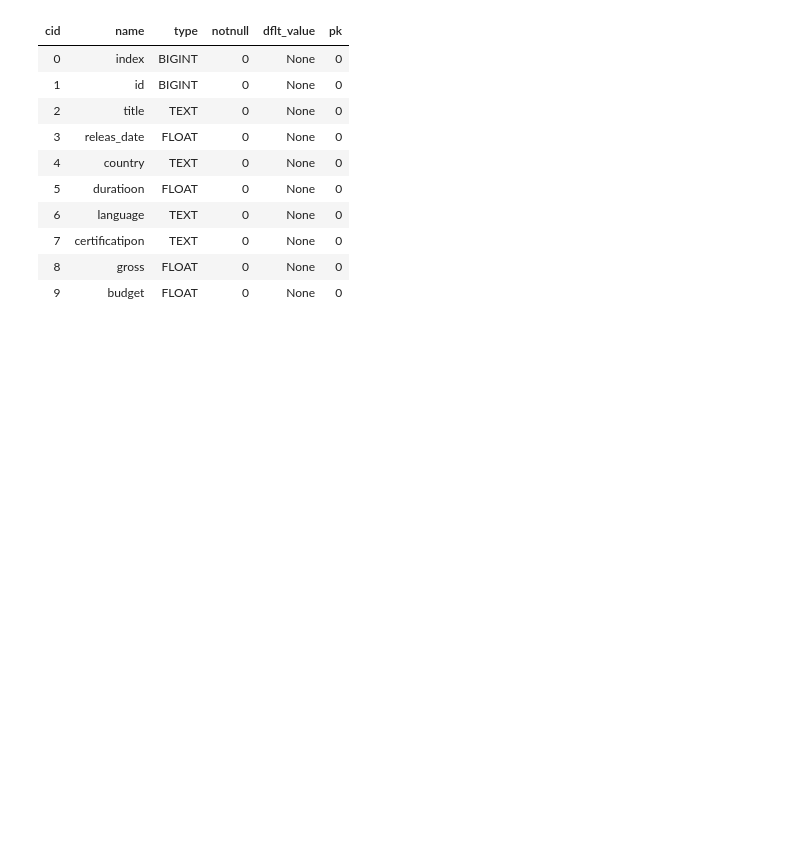
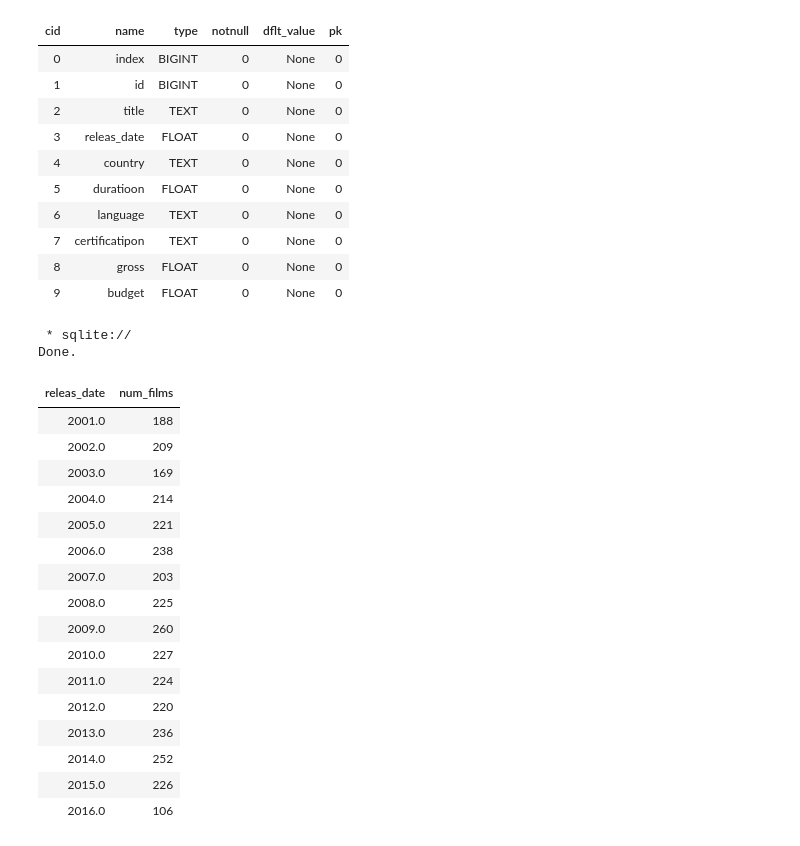
Before and after one commit to UznetDev/Data-science-home-work, a Jupyter notebook: 20_Avg_2024.ipynb, the cells around one changed output. Drawn from its saved outputs; the diff is of its cells as text; code cells hidden in the pictures; blank space fills up the shorter version.

```diff
--- a/20_Avg_2024.ipynb
+++ b/20_Avg_2024.ipynb
@@ -244,3 +244,30 @@ Done.
 | 7 | certificatipon | TEXT | 0 | None | 0 |
 | 8 | gross | FLOAT | 0 | None | 0 |
 | 9 | budget | FLOAT | 0 | None | 0 |
+# %%
+%%sql
+SELECT releas_date, COUNT(title) AS num_films
+FROM films
+WHERE releas_date > 2000
+GROUP BY releas_date
+HAVING COUNT(title) > 10;
+# %% [output]
+ * sqlite://
+Done.
+| releas_date | num_films |
+| 2001.0 | 188 |
+| 2002.0 | 209 |
+| 2003.0 | 169 |
+| 2004.0 | 214 |
+| 2005.0 | 221 |
+| 2006.0 | 238 |
+| 2007.0 | 203 |
+| 2008.0 | 225 |
+| 2009.0 | 260 |
+| 2010.0 | 227 |
+| 2011.0 | 224 |
+| 2012.0 | 220 |
+| 2013.0 | 236 |
+| 2014.0 | 252 |
+| 2015.0 | 226 |
+| 2016.0 | 106 |
```
